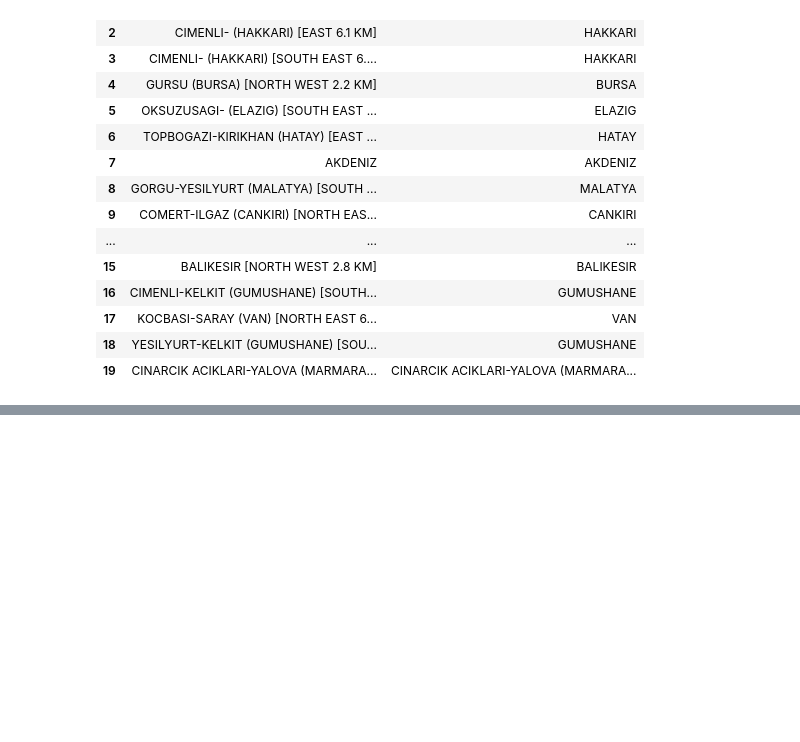
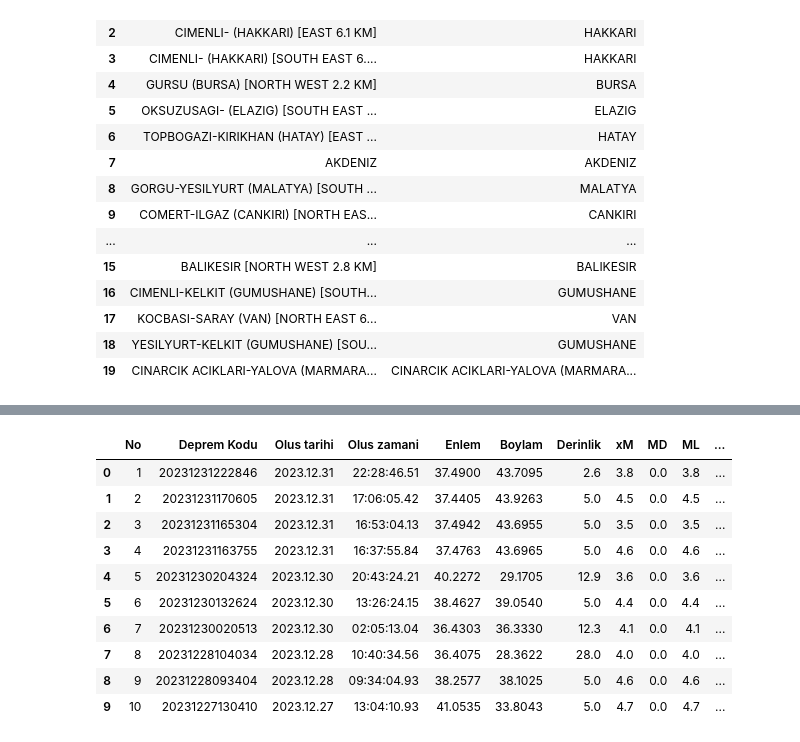
Before and after one commit to baharshn/earthquake-data-analysis-project, a Jupyter notebook: notebooks/01_kaggle_cleaning.ipynb, the cells around one changed output, grey strips where cells are left out. Drawn from its saved outputs; the diff is of its cells as text; code cells hidden in the pictures; blank space fills up the shorter version.

```diff
--- a/notebooks/01_kaggle_cleaning.ipynb
+++ b/notebooks/01_kaggle_cleaning.ipynb
@@ -339,0 +342,14 @@ df.to_excel('../data/cleaned/kaggle_cleaned.xlsx', index=False)
+# %%
+df.head(10)
+# %% [output]
+|  | No | Deprem Kodu | Olus tarihi | Olus zamani | Enlem | Boylam | Derinlik | xM | MD | ML | ... |
+| 0 | 1 | 20231231222846 | 2023.12.31 | 22:28:46.51 | 37.4900 | 43.7095 | 2.6 | 3.8 | 0.0 | 3.8 | ... |
+| 1 | 2 | 20231231170605 | 2023.12.31 | 17:06:05.42 | 37.4405 | 43.9263 | 5.0 | 4.5 | 0.0 | 4.5 | ... |
+| 2 | 3 | 20231231165304 | 2023.12.31 | 16:53:04.13 | 37.4942 | 43.6955 | 5.0 | 3.5 | 0.0 | 3.5 | ... |
+| 3 | 4 | 20231231163755 | 2023.12.31 | 16:37:55.84 | 37.4763 | 43.6965 | 5.0 | 4.6 | 0.0 | 4.6 | ... |
+| 4 | 5 | 20231230204324 | 2023.12.30 | 20:43:24.21 | 40.2272 | 29.1705 | 12.9 | 3.6 | 0.0 | 3.6 | ... |
+| 5 | 6 | 20231230132624 | 2023.12.30 | 13:26:24.15 | 38.4627 | 39.0540 | 5.0 | 4.4 | 0.0 | 4.4 | ... |
+| 6 | 7 | 20231230020513 | 2023.12.30 | 02:05:13.04 | 36.4303 | 36.3330 | 12.3 | 4.1 | 0.0 | 4.1 | ... |
+| 7 | 8 | 20231228104034 | 2023.12.28 | 10:40:34.56 | 36.4075 | 28.3622 | 28.0 | 4.0 | 0.0 | 4.0 | ... |
+| 8 | 9 | 20231228093404 | 2023.12.28 | 09:34:04.93 | 38.2577 | 38.1025 | 5.0 | 4.6 | 0.0 | 4.6 | ... |
+| 9 | 10 | 20231227130410 | 2023.12.27 | 13:04:10.93 | 41.0535 | 33.8043 | 5.0 | 4.7 | 0.0 | 4.7 | ... |
```
Also changed, not shown: parts of 1 cell of this notebook, 4 other files.
